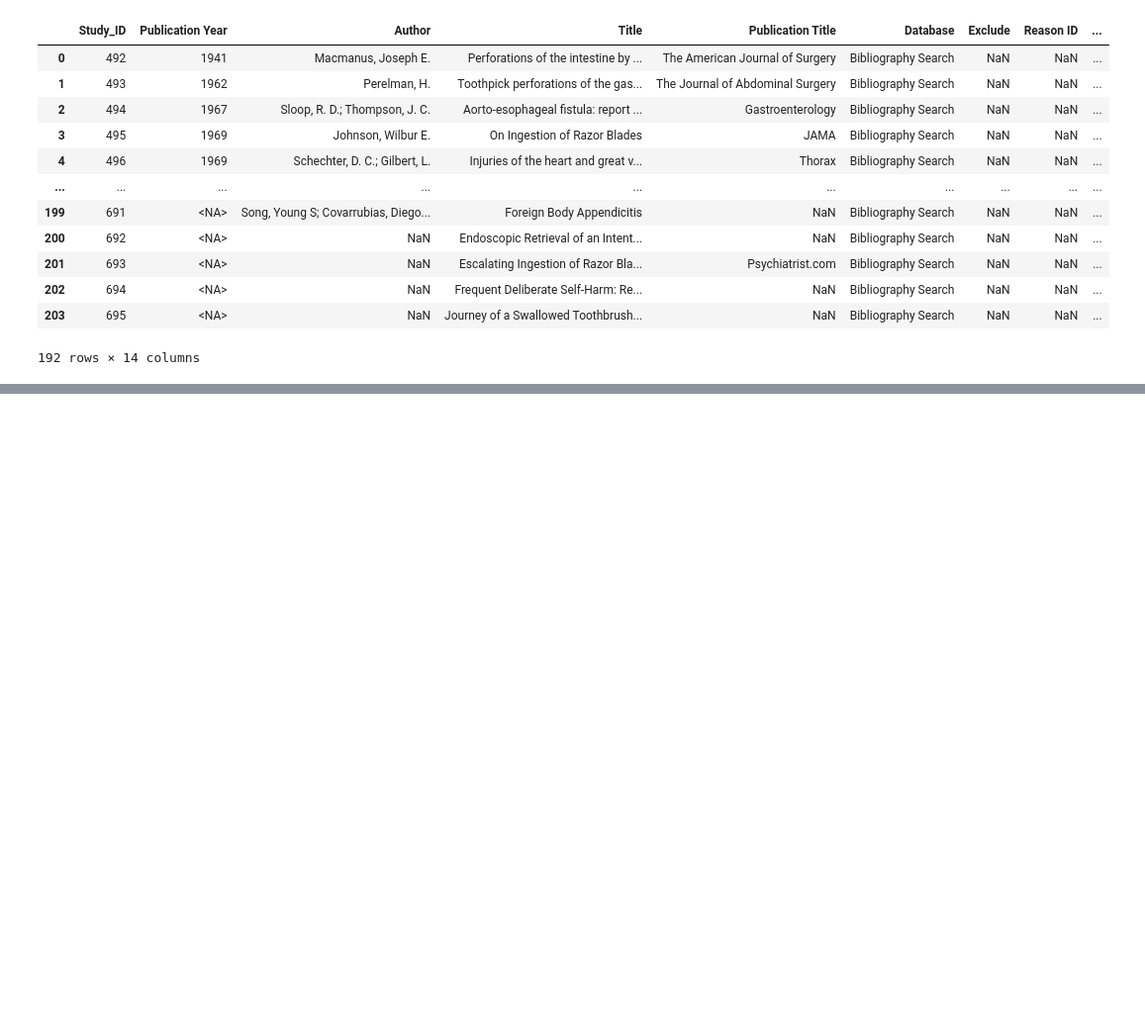
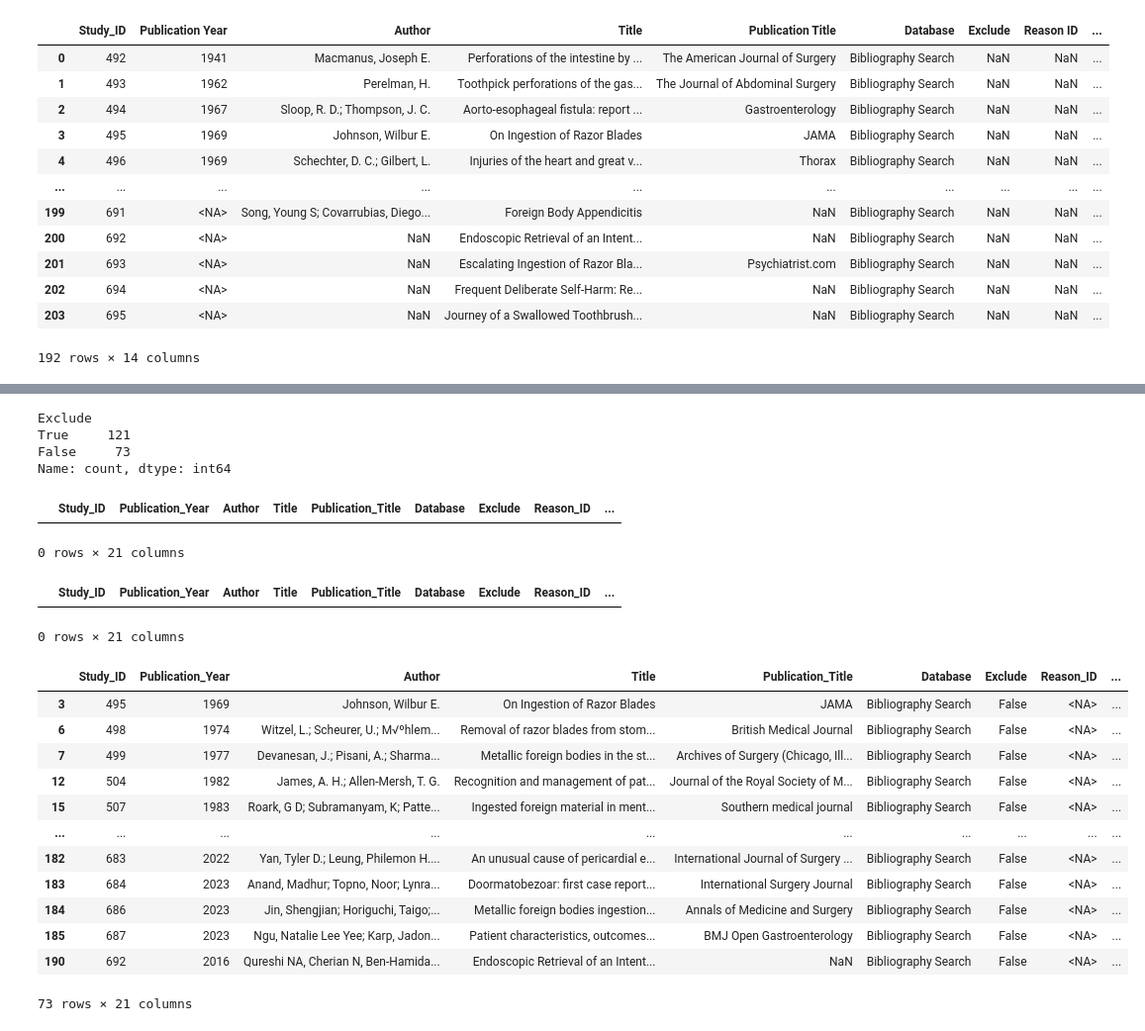
Before and after one commit to jackgedge/iifo_systematic_review, a Jupyter notebook: msc_code/notebooks/08-bibliography_search.ipynb, the cells around one changed output, grey strips where cells are left out. Shown at 99% size. Drawn from its saved outputs; the diff is of its cells as text; code cells hidden in the pictures; blank space fills up the shorter version.

Commit message:
Playing with data

```diff
--- a/msc_code/notebooks/08-bibliography_search.ipynb
+++ b/msc_code/notebooks/08-bibliography_search.ipynb
@@ -233,0 +222,4 @@ exclusion_criteria
+# %%
+# Import completed bib_search data extraction and screening
+import_path = os.path.join(RAW_DATA_DIR, 'bibliography_search', 'bib_search_screen_end.xlsx')
+bib_search_screen_end = pd.read_excel(import_path)
@@ -233,0 +247,23 @@ exclusion_criteria
+# %%
+df = bib_search_screen_end.copy()
+
+# Replace " " in column headings with "_"
+df.columns = df.columns.str.strip(" ").str.replace(" ", "_")
+
+df = df.rename(columns={
+    'Deliberate_intention': 'Deliberate_Intention'
+})
+
+# Convert boolean columns to boolean
+bool_cols = ['Exclude', 'Paediatric', 'Intention_Reported', 'Deliberate_Intention', 'Unclear']
+df[bool_cols] = df[bool_cols].astype(bool)
+
+# Convert integer columns to type integer
+int_cols = ['Reason_ID']
+df[int_cols] = df[int_cols].apply(pd.to_numeric, errors='coerce').astype('Int64')
+
+# Convert category cols to type category
+cat_cols = ['Data_Extracted', 'Bib_Search_Complete']
+df[cat_cols] = df[cat_cols].astype('category')
+
+df.head()
@@ -233,0 +278,45 @@ exclusion_criteria
+# %%
+df['Exclude'].value_counts()
+# %% [output]
+Exclude
+True     121
+False     73
+Name: count, dtype: int64
+# %%
+# Ensure each exclusion has a reason
+df[(df['Exclude'] == True) & (df['Reason_ID'].isna())]
+# %% [output]
+|  | Study_ID | Publication_Year | Author | Title | Publication_Title | Database | Exclude | Reason_ID | ... |
+0 rows × 21 columns
+# %%
+# Ensure each inclusion has no reason
+df[(df['Exclude'] == False) & (~df['Reason_ID'].isna())]
+# %% [output]
+|  | Study_ID | Publication_Year | Author | Title | Publication_Title | Database | Exclude | Reason_ID | ... |
+0 rows × 21 columns
+# %%
+# Export to CSV
+export_path = os.path.join(PROC_DATA_DIR, 'bibliography_search', 'bib_search_final.csv')
+bib_search_screen_clean = df.copy()
+bib_search_screen_clean.to_csv(export_path)
+# %%
+# Export included items
+bib_search_included = bib_search_screen_clean[bib_search_screen_clean['Exclude'] == False]
+output_path = os.path.join(PROC_DATA_DIR, 'bibliography_search', 'bib_search_included_final.csv')
+bib_search_included.to_csv(output_path)
+# %%
+bib_search_included
+# %% [output]
+|  | Study_ID | Publication_Year | Author | Title | Publication_Title | Database | Exclude | Reason_ID | ... |
+| 3 | 495 | 1969 | Johnson, Wilbur E. | On Ingestion of Razor Blades | JAMA | Bibliography Search | False | <NA> | ... |
+| 6 | 498 | 1974 | Witzel, L.; Scheurer, U.; M√ºhlem... | Removal of razor blades from stom... | British Medical Journal | Bibliography Search | False | <NA> | ... |
+| 7 | 499 | 1977 | Devanesan, J.; Pisani, A.; Sharma... | Metallic foreign bodies in the st... | Archives of Surgery (Chicago, Ill... | Bibliography Search | False | <NA> | ... |
+| 12 | 504 | 1982 | James, A. H.; Allen-Mersh, T. G. | Recognition and management of pat... | Journal of the Royal Society of M... | Bibliography Search | False | <NA> | ... |
+| 15 | 507 | 1983 | Roark, G D; Subramanyam, K; Patte... | Ingested foreign material in ment... | Southern medical journal | Bibliography Search | False | <NA> | ... |
+| ... | ... | ... | ... | ... | ... | ... | ... | ... | ... |
+| 182 | 683 | 2022 | Yan, Tyler D.; Leung, Philemon H.... | An unusual cause of pericardial e... | International Journal of Surgery ... | Bibliography Search | False | <NA> | ... |
+| 183 | 684 | 2023 | Anand, Madhur; Topno, Noor; Lynra... | Doormatobezoar: first case report... | International Surgery Journal | Bibliography Search | False | <NA> | ... |
+| 184 | 686 | 2023 | Jin, Shengjian; Horiguchi, Taigo;... | Metallic foreign bodies ingestion... | Annals of Medicine and Surgery | Bibliography Search | False | <NA> | ... |
+| 185 | 687 | 2023 | Ngu, Natalie Lee Yee; Karp, Jadon... | Patient characteristics, outcomes... | BMJ Open Gastroenterology | Bibliography Search | False | <NA> | ... |
+| 190 | 692 | 2016 | Qureshi NA, Cherian N, Ben-Hamida... | Endoscopic Retrieval of an Intent... | NaN | Bibliography Search | False | <NA> | ... |
+73 rows × 21 columns
```
Also changed, not shown: parts of 5 cells of this notebook, 59 other files.
